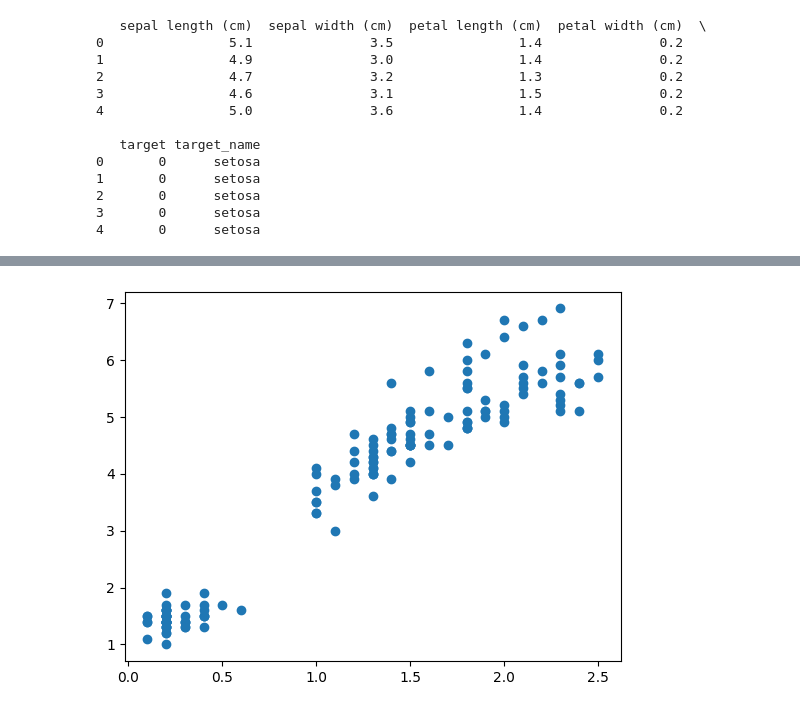
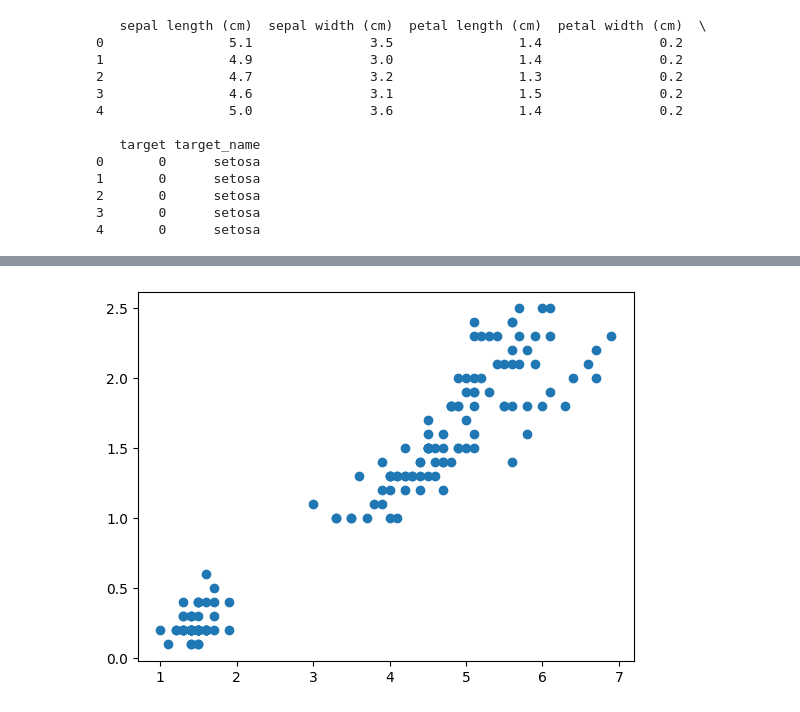
Before and after one commit to Ammacompanys/ai-ds-program, a Jupyter notebook: kmeans/exercise.ipynb, the cells around one changed output, grey strips where cells are left out. Cells and saved outputs as stored; diff of their text form; code cells hidden in the pictures.

```diff
--- a/kmeans/exercise.ipynb
+++ b/kmeans/exercise.ipynb
@@ -32,4 +32,4 @@ print(df.head())
 3       0      setosa
 4       0      setosa
 # %%
-petal_features = df[["petal length (cm)", "petal width (cm)"]]
+df.drop(["sepal length (cm)", "sepal width (cm)", "target", "target_name"], axis="columns", inplace=True)
@@ -43,8 +36,8 @@ petal_features = df[["petal length (cm)", "petal width (cm)"]]
 # %%
-plt.scatter(petal_features["petal width (cm)"], petal_features["petal length (cm)"])
+plt.scatter(df["petal length (cm)"], df["petal width (cm)"])
 plt.show()
 # %% [output]
-[figure, old version]
+[figure, new version]
 # %%
 k_rng = range(1, 10)
 sse = []
```
Also changed, not shown: parts of 7 cells of this notebook, 1 other file.
